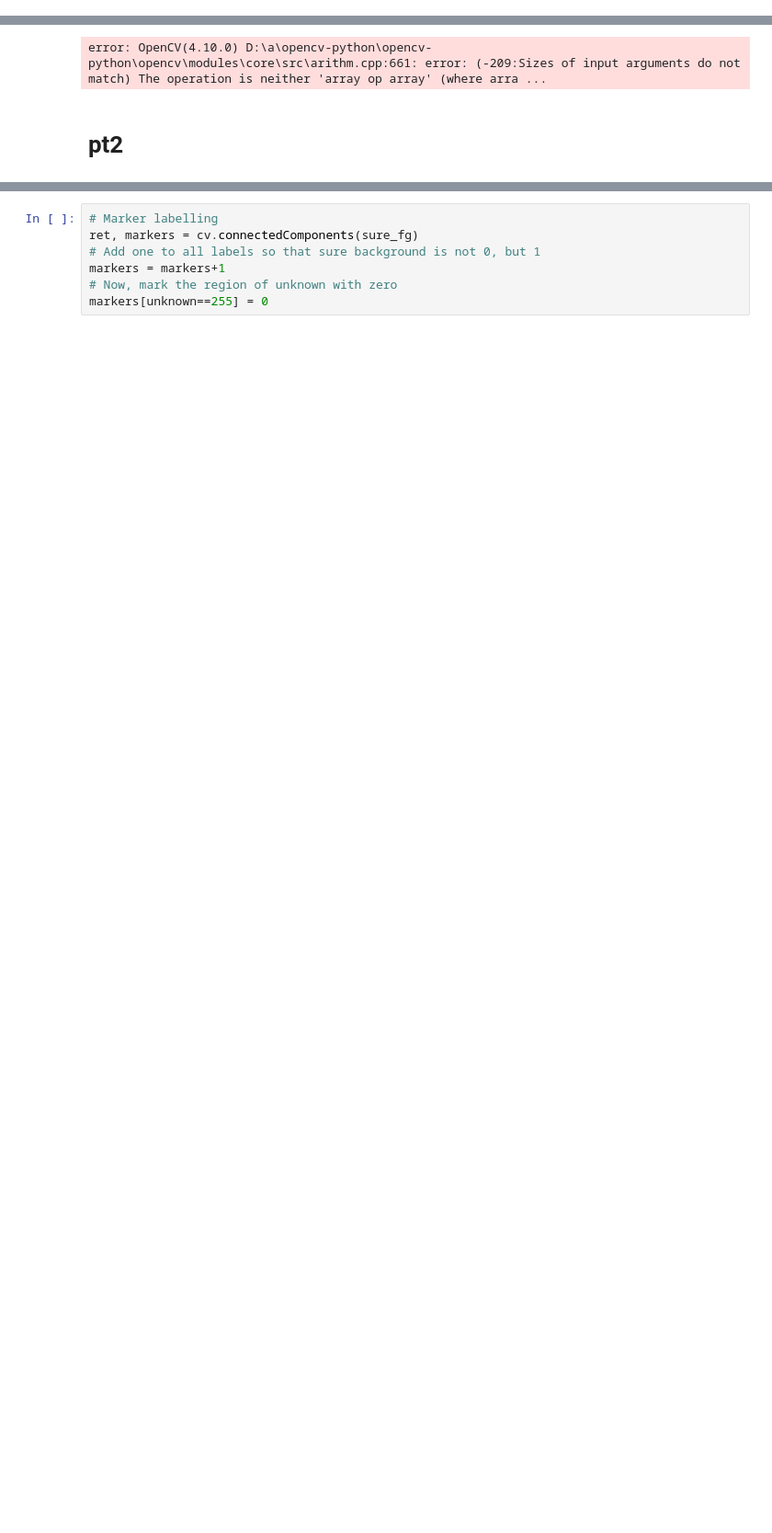
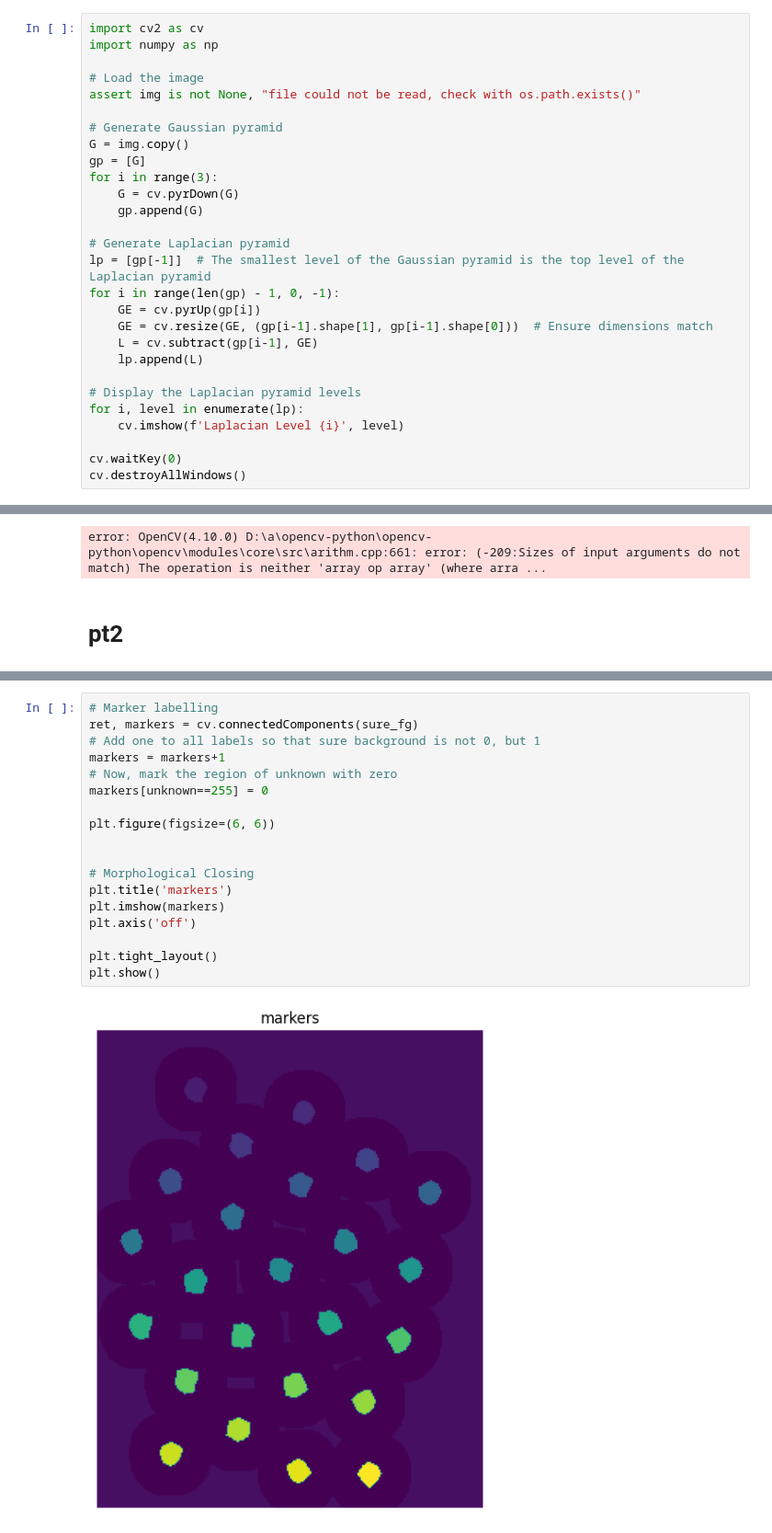
Before and after one commit to goldenchest19/labs, a Jupyter notebook: lab6.ipynb, the cells around one changed output, grey strips where cells are left out. Shown at 92% size. Cells and saved outputs as stored; diff of their text form; blank space fills up the shorter version.

```diff
--- a/lab6.ipynb
+++ b/lab6.ipynb
@@ -27,3 +48,31 @@ cv.destroyAllWindows()
+# %%
+import cv2 as cv
+import numpy as np
+
+# Load the image
+assert img is not None, "file could not be read, check with os.path.exists()"
+
+# Generate Gaussian pyramid
+G = img.copy()
+gp = [G]
+for i in range(3):
+    G = cv.pyrDown(G)
+    gp.append(G)
+
+# Generate Laplacian pyramid
+lp = [gp[-1]]  # The smallest level of the Gaussian pyramid is the top level of the Laplacian pyramid
+for i in range(len(gp) - 1, 0, -1):
+    GE = cv.pyrUp(gp[i])
+    GE = cv.resize(GE, (gp[i-1].shape[1], gp[i-1].shape[0]))  # Ensure dimensions match
+    L = cv.subtract(gp[i-1], GE)
+    lp.append(L)
+
+# Display the Laplacian pyramid levels
+for i, level in enumerate(lp):
+    cv.imshow(f'Laplacian Level {i}', level)
+
+cv.waitKey(0)
+cv.destroyAllWindows()
 # %%
 A = cv.imread('resources/lab6/apple.png')
 B = cv.imread('resources/lab6/orange.png')
@@ -104,7 +252,20 @@ unknown = cv.subtract(sure_bg,sure_fg)
 # %%
 # Marker labelling
 ret, markers = cv.connectedComponents(sure_fg)
 # Add one to all labels so that sure background is not 0, but 1
 markers = markers+1
 # Now, mark the region of unknown with zero
 markers[unknown==255] = 0
+
+plt.figure(figsize=(6, 6))
+
+
+# Morphological Closing
+plt.title('markers')
+plt.imshow(markers)
+plt.axis('off')
+
+plt.tight_layout()
+plt.show()
+# %% [output]
+[figure, added]
```
Also changed, not shown: parts of 11 cells of this notebook, 6 other files.
